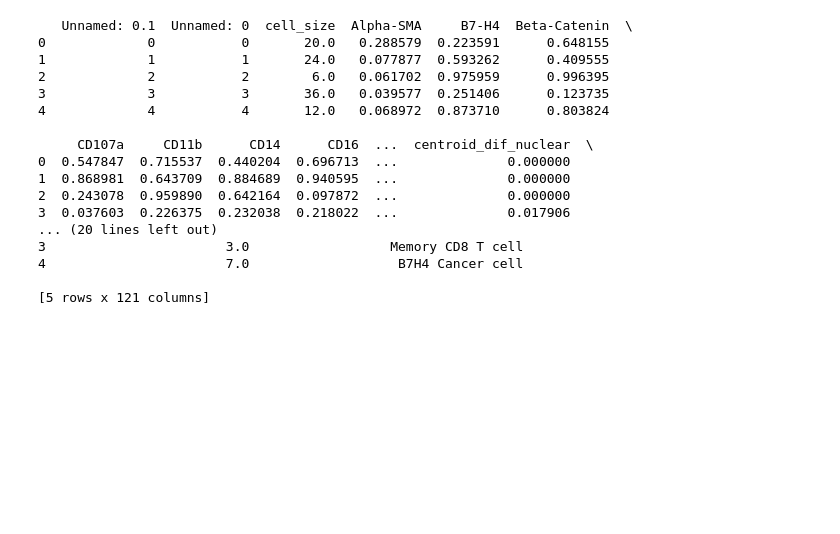
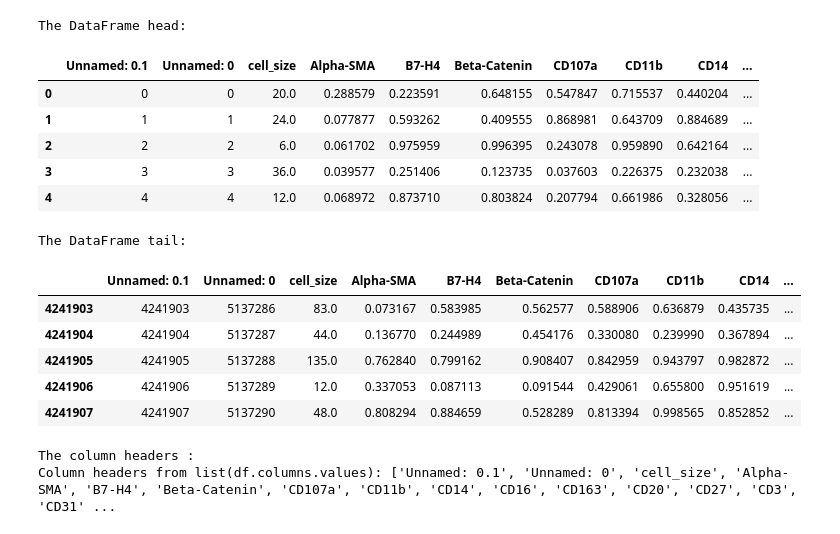
Before and after one commit to B179675-2024/OSDR_TNBC, a Jupyter notebook: notebooks/tnbc_exploration.ipynb, the cells around one changed output. Saved outputs shown, nothing was run; the diff lists cells and outputs as text; code cells hidden in the pictures; blank space fills up the shorter version.

```diff
--- a/notebooks/tnbc_exploration.ipynb
+++ b/notebooks/tnbc_exploration.ipynb
@@ -6,22 +6,29 @@ import pandas as pd
 #load data, takes about a minute
 tncb_df=pd.read_csv("../data/cell_table_bothneighbourhoods.csv")
 # %%
-print(tncb_df.head())
+pd.set_option('display.max_columns', None)
+print("The DataFrame head:")
+display(tncb_df.head())
+print("The DataFrame tail:")
+display(tncb_df.tail())
+# multiple ways of getting column names as list
+print("\nThe column headers :")
+print("Column headers from list(df.columns.values):",
+      list(tncb_df.columns.values))
 # %% [output]
-   Unnamed: 0.1  Unnamed: 0  cell_size  Alpha-SMA     B7-H4  Beta-Catenin  \
-0             0           0       20.0   0.288579  0.223591      0.648155
-1             1           1       24.0   0.077877  0.593262      0.409555
-2             2           2        6.0   0.061702  0.975959      0.996395
-3             3           3       36.0   0.039577  0.251406      0.123735
-4             4           4       12.0   0.068972  0.873710      0.803824
-
-     CD107a     CD11b      CD14      CD16  ...  centroid_dif_nuclear  \
-0  0.547847  0.715537  0.440204  0.696713  ...              0.000000
-1  0.868981  0.643709  0.884689  0.940595  ...              0.000000
-2  0.243078  0.959890  0.642164  0.097872  ...              0.000000
-3  0.037603  0.226375  0.232038  0.218022  ...              0.017906
-... (20 lines left out)
-3                       3.0                  Memory CD8 T cell
-4                       7.0                   B7H4 Cancer cell
-
-[5 rows x 121 columns]
+The DataFrame head:
+|  | Unnamed: 0.1 | Unnamed: 0 | cell_size | Alpha-SMA | B7-H4 | Beta-Catenin | CD107a | CD11b | CD14 | ... |
+| 0 | 0 | 0 | 20.0 | 0.288579 | 0.223591 | 0.648155 | 0.547847 | 0.715537 | 0.440204 | ... |
+| 1 | 1 | 1 | 24.0 | 0.077877 | 0.593262 | 0.409555 | 0.868981 | 0.643709 | 0.884689 | ... |
+| 2 | 2 | 2 | 6.0 | 0.061702 | 0.975959 | 0.996395 | 0.243078 | 0.959890 | 0.642164 | ... |
+| 3 | 3 | 3 | 36.0 | 0.039577 | 0.251406 | 0.123735 | 0.037603 | 0.226375 | 0.232038 | ... |
+| 4 | 4 | 4 | 12.0 | 0.068972 | 0.873710 | 0.803824 | 0.207794 | 0.661986 | 0.328056 | ... |
+The DataFrame tail:
+|  | Unnamed: 0.1 | Unnamed: 0 | cell_size | Alpha-SMA | B7-H4 | Beta-Catenin | CD107a | CD11b | CD14 | ... |
+| 4241903 | 4241903 | 5137286 | 83.0 | 0.073167 | 0.583985 | 0.562577 | 0.588906 | 0.636879 | 0.435735 | ... |
+| 4241904 | 4241904 | 5137287 | 44.0 | 0.136770 | 0.244989 | 0.454176 | 0.330080 | 0.239990 | 0.367894 | ... |
+| 4241905 | 4241905 | 5137288 | 135.0 | 0.762840 | 0.799162 | 0.908407 | 0.842959 | 0.943797 | 0.982872 | ... |
+| 4241906 | 4241906 | 5137289 | 12.0 | 0.337053 | 0.087113 | 0.091544 | 0.429061 | 0.655800 | 0.951619 | ... |
+| 4241907 | 4241907 | 5137290 | 48.0 | 0.808294 | 0.884659 | 0.528289 | 0.813394 | 0.998565 | 0.852852 | ... |
+The column headers :
+Column headers from list(df.columns.values): ['Unnamed: 0.1', 'Unnamed: 0', 'cell_size', 'Alpha-SMA', 'B7-H4', 'Beta-Catenin', 'CD107a', 'CD11b', 'CD14', 'CD16', 'CD163', 'CD20', 'CD27', 'CD3', 'CD31' ...
```
Also changed, not shown: 3 other files.
